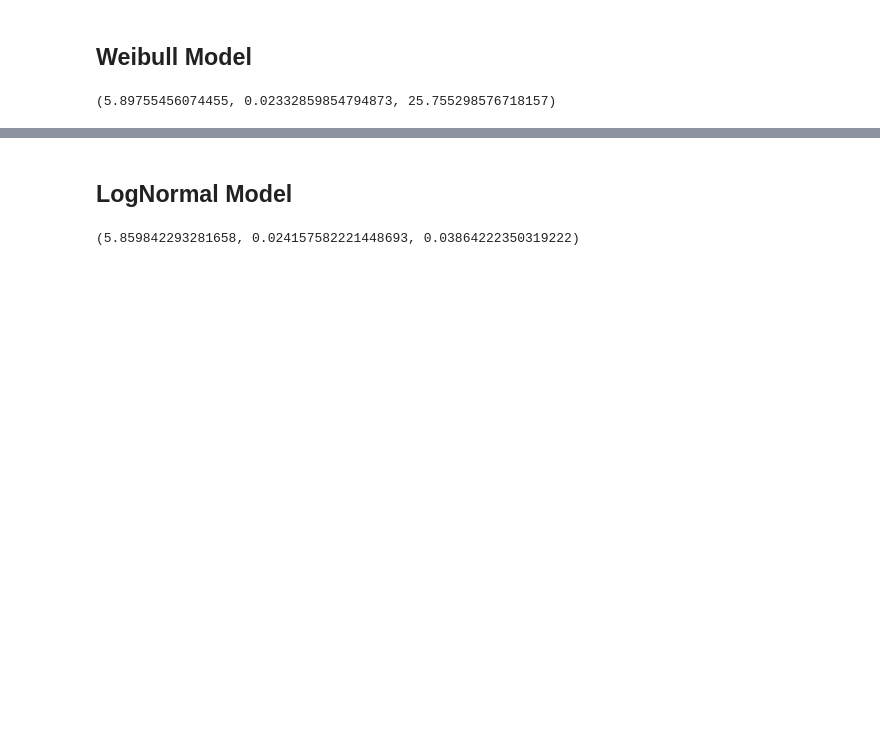
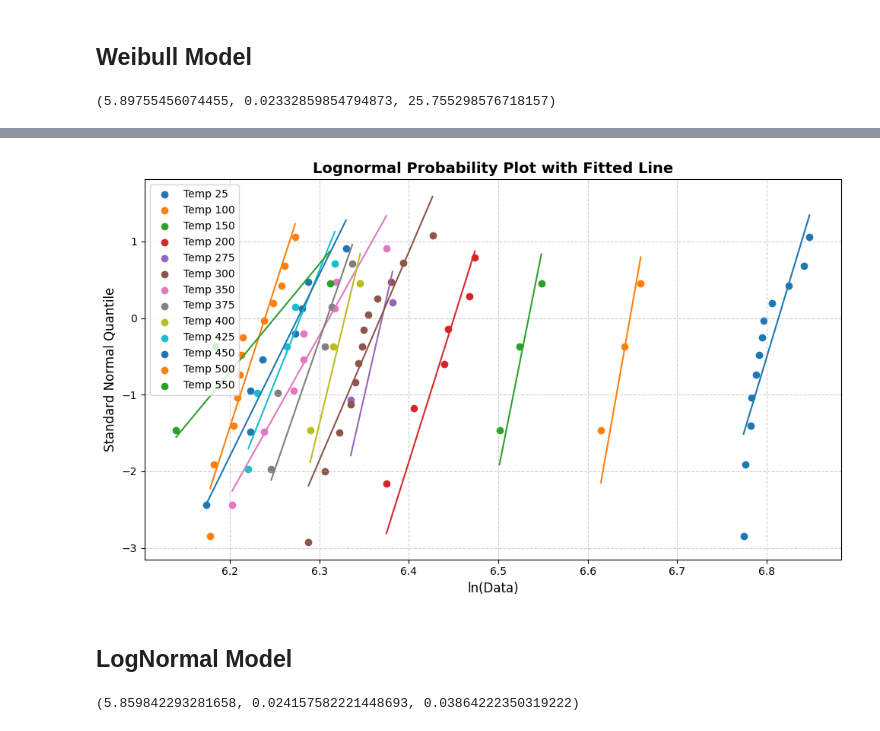
Before and after one commit to Mohit-coder-droid/Probabilistic-model, a Jupyter notebook: exp.ipynb, the cells around one changed output, grey strips where cells are left out. Drawn from its saved outputs; the diff is of its cells as text; code cells hidden in the pictures; blank space fills up the shorter version.

```diff
--- a/exp.ipynb
+++ b/exp.ipynb
@@ -22,3 +66,7 @@ weibull.intercept,weibull.slope, weibull.shape
+# %%
+line_fit_plot(weibull)
+# %% [output]
+[figure, added]
 # %% [markdown]
 ## LogNormal Model
 # %%
```
Also changed, not shown: parts of 24 cells of this notebook, 3 other files.
